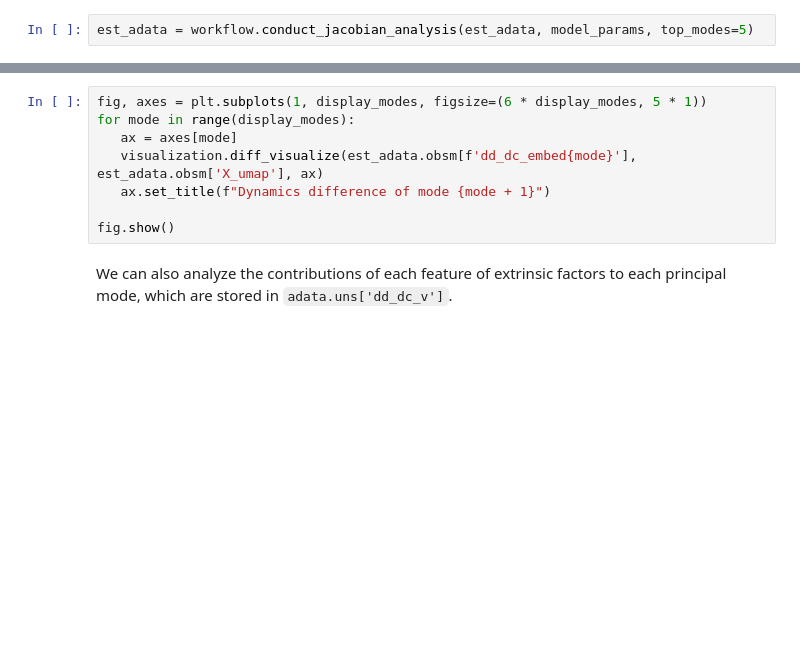
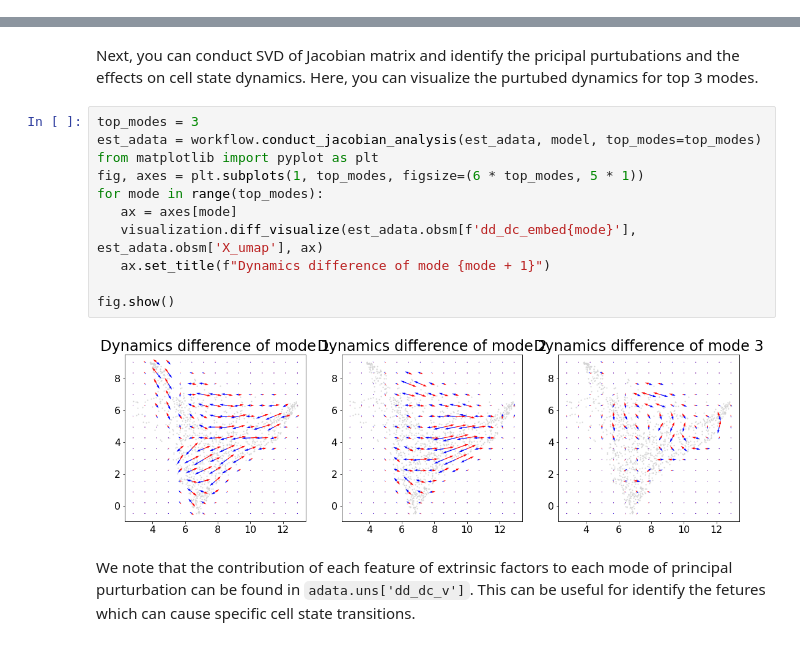
Before and after one commit to kojikoji/exdyn, a Jupyter notebook: tutorial/scc_analysis_colocalization.ipynb, the cells around one changed output, grey strips where cells are left out. Cells and saved outputs as stored; diff of their text form; blank space fills up the shorter version.

```diff
--- a/tutorial/scc_analysis_colocalization.ipynb
+++ b/tutorial/scc_analysis_colocalization.ipynb
@@ -39,2 +77,0 @@ Next, we conduct singular value decompositon of Jacobian matrix of cell state dy
-# %%
-est_adata = workflow.conduct_jacobian_analysis(est_adata, model_params, top_modes=5)
@@ -43,11 +78,18 @@ We can visualize the effect of each perturbation on cell state dynamics.
+# %% [markdown]
+Next, you can conduct SVD of Jacobian matrix and identify the pricipal purtubations and the effects on cell state dynamics. Here, you can visualize the purtubed dynamics for top 3 modes.
 # %%
-fig, axes = plt.subplots(1, display_modes, figsize=(6 * display_modes, 5 * 1))
-for mode in range(display_modes):
+top_modes = 3
+est_adata = workflow.conduct_jacobian_analysis(est_adata, model, top_modes=top_modes)
+from matplotlib import pyplot as plt
+fig, axes = plt.subplots(1, top_modes, figsize=(6 * top_modes, 5 * 1))
+for mode in range(top_modes):
    ax = axes[mode]
    visualization.diff_visualize(est_adata.obsm[f'dd_dc_embed{mode}'], est_adata.obsm['X_umap'], ax)
    ax.set_title(f"Dynamics difference of mode {mode + 1}")
 
 fig.show()
+# %% [output]
+[figure, added]
 # %% [markdown]
-We can also analyze the contributions of each feature of extrinsic factors to each principal mode, which are stored in `adata.uns['dd_dc_v']`.
+We note that the contribution of each feature of extrinsic factors to each mode of principal purturbation can be found in `adata.uns['dd_dc_v']`. This can be useful for identify the fetures which can cause specific cell state transitions.
 # %%
```
Also changed, not shown: parts of 20 cells of this notebook, 1 other file.
